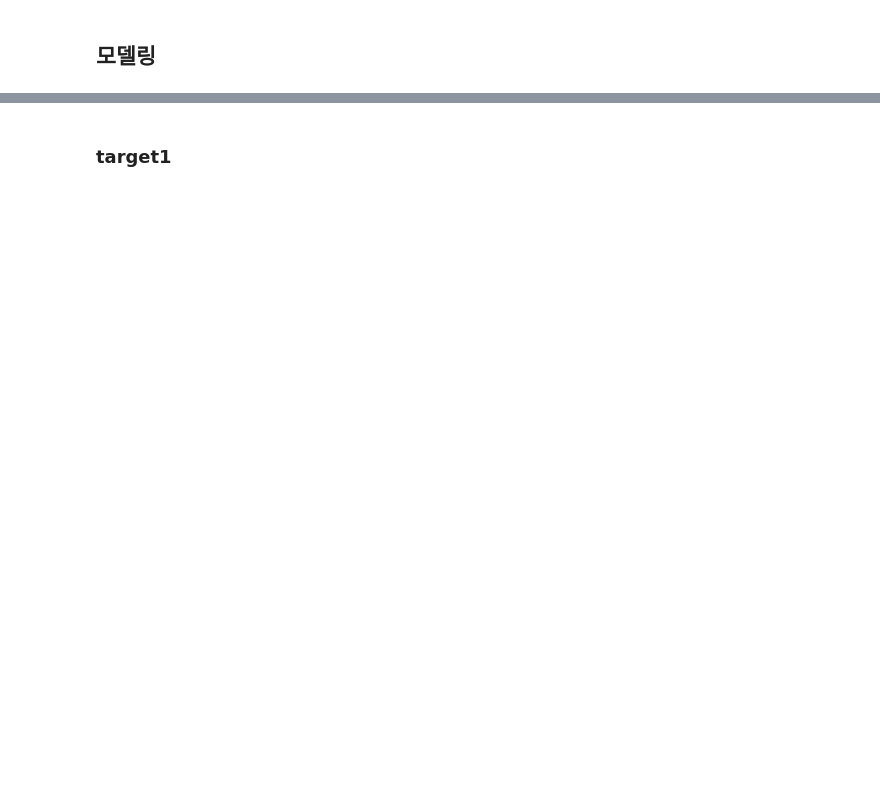
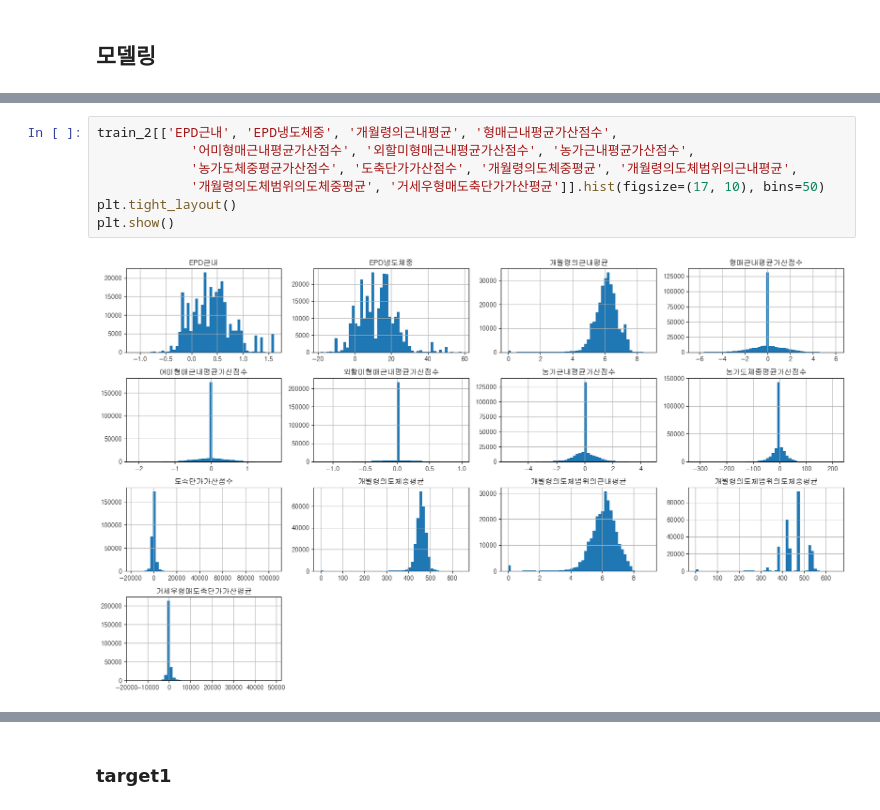
Before and after one commit to tabjun/2024-study, a Jupyter notebook: cow prediction study/code/code_0311 산차 binary copy.ipynb, the cells around one changed output, grey strips where cells are left out. Cells and saved outputs as stored; diff of their text form; blank space fills up the shorter version.

```diff
--- a/cow prediction study/code/code_0311 산차 binary copy.ipynb
+++ b/cow prediction study/code/code_0311 산차 binary copy.ipynb
@@ -199,0 +183,9 @@ train_2 = train_copy[(train_copy['출생산차']!=180425)|(train_copy['출생산
+# %%
+train_2[['EPD근내', 'EPD냉도체중', '개월령의근내평균', '형매근내평균가산점수',
+            '어미형매근내평균가산점수', '외할미형매근내평균가산점수', '농가근내평균가산점수',
+            '농가도체중평균가산점수', '도축단가가산점수', '개월령의도체중평균', '개월령의도체범위의근내평균',
+            '개월령의도체범위의도체중평균', '거세우형매도축단가가산평균']].hist(figsize=(17, 10), bins=50)
+plt.tight_layout()
+plt.show()
+# %% [output]
+[figure, added]
```
Also changed, not shown: parts of 45 cells of this notebook.
